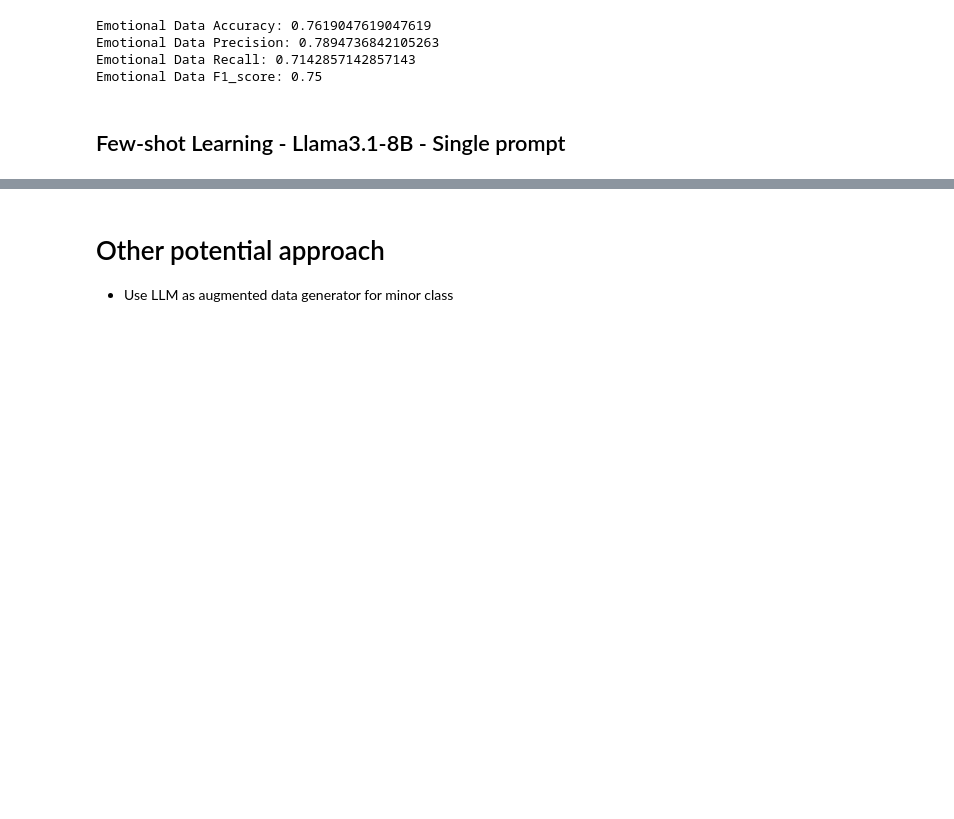
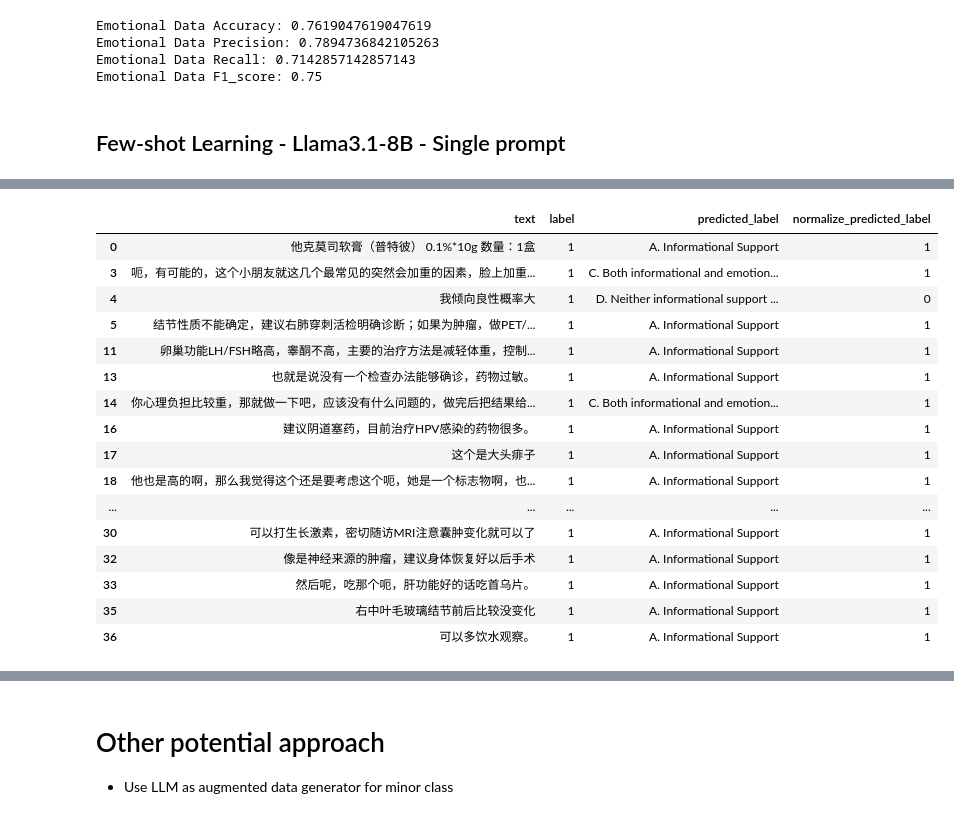
Before and after one commit to PhamVuThuNguyet/digital-healthcare-platform-data-mining, a Jupyter notebook: llms/LLM.ipynb, the cells around one changed output, grey strips where cells are left out. Saved outputs shown, nothing was run; the diff lists cells and outputs as text; code cells hidden in the pictures; blank space fills up the shorter version.

```diff
--- a/llms/LLM.ipynb
+++ b/llms/LLM.ipynb
@@ -1667,11 +1667,11 @@ Emotional Data F1_score: 0.75
 # %% [markdown]
 ## Few-shot Learning - Llama3.1-8B - Single prompt
 # %%
-device = "cpu" # the device to load the model onto
+device = "cuda" # the device to load the model onto
 
 # Now you do not need to add "trust_remote_code=True"
 model = AutoModelForCausalLM.from_pretrained(
-    "shenzhi-wang/Llama3.1-8B-Chinese-Chat",
+    "shenzhi-wang/Llama3.1-70B-Chinese-Chat",
     torch_dtype="auto",
     device_map="auto"
 )
@@ -1683,6 +1685,6 @@ WARNING:root:Some parameters are on the meta device device because they were off
 # %%
-informational_data_train = pd.read_csv("data/informatical_train.csv", encoding="utf-8")
-emotional_data_train = pd.read_csv("data/emotional_train.csv", encoding="utf-8")
+informational_data_train = pd.read_csv("informatical_train.csv", encoding="utf-8")
+emotional_data_train = pd.read_csv("emotional_train.csv", encoding="utf-8")
 # %%
 # loop through 21 samples (0-20)
 few_shot_informational_results = []
@@ -1755,0 +2040,3 @@ for i, row in informational_data_train[informational_data_train["label"] == 1].i
+# %%
+few_shot_informational_results = [a.replace("Output: ", "") for a in few_shot_informational_results]
+few_shot_informational_results
@@ -1755,0 +2124,24 @@ for i, row in informational_data_train[informational_data_train["label"] == 1].i
+# %%
+mini_batch_informational = informational_data_train[informational_data_train["label"] == 1].iloc[:21]
+mini_batch_informational["predicted_label"] = few_shot_informational_results
+normalize_informational_predictions = [1 if ( predict.startswith("A.") or predict.startswith("C.")) else 0 for predict in few_shot_informational_results]
+mini_batch_informational["normalize_predicted_label"] = normalize_informational_predictions
+mini_batch_informational
+# %% [output]
+|  | text | label | predicted_label | normalize_predicted_label |
+| 0 | 他克莫司软膏（普特彼） 0.1%*10g 数量：1盒 | 1 | A. Informational Support | 1 |
+| 3 | 呃，有可能的，这个小朋友就这几个最常见的突然会加重的因素，脸上加重... | 1 | C. Both informational and emotion... | 1 |
+| 4 | 我倾向良性概率大 | 1 | D. Neither informational support ... | 0 |
+| 5 | 结节性质不能确定，建议右肺穿刺活检明确诊断；如果为肿瘤，做PET/... | 1 | A. Informational Support | 1 |
+| 11 | 卵巢功能LH/FSH略高，睾酮不高，主要的治疗方法是减轻体重，控制... | 1 | A. Informational Support | 1 |
+| 13 | 也就是说没有一个检查办法能够确诊，药物过敏。 | 1 | A. Informational Support | 1 |
+| 14 | 你心理负担比较重，那就做一下吧，应该没有什么问题的，做完后把结果给... | 1 | C. Both informational and emotion... | 1 |
+| 16 | 建议阴道塞药，目前治疗HPV感染的药物很多。 | 1 | A. Informational Support | 1 |
+| 17 | 这个是大头痱子 | 1 | A. Informational Support | 1 |
+| 18 | 他也是高的啊，那么我觉得这个还是要考虑这个呃，她是一个标志物啊，也... | 1 | A. Informational Support | 1 |
+| ... | ... | ... | ... | ... |
+| 30 | 可以打生长激素，密切随访MRI注意囊肿变化就可以了 | 1 | A. Informational Support | 1 |
+| 32 | 像是神经来源的肿瘤，建议身体恢复好以后手术 | 1 | A. Informational Support | 1 |
+| 33 | 然后呢，吃那个呃，肝功能好的话吃首乌片。 | 1 | A. Informational Support | 1 |
+| 35 | 右中叶毛玻璃结节前后比较没变化 | 1 | A. Informational Support | 1 |
+| 36 | 可以多饮水观察。 | 1 | A. Informational Support | 1 |
```
Also changed, not shown: parts of 19 cells of this notebook.
